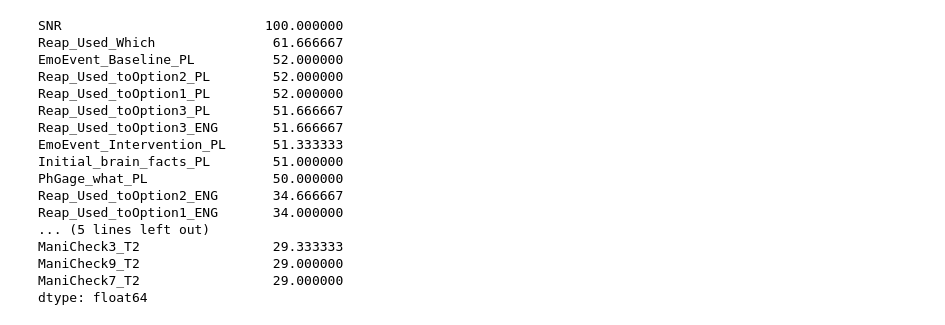
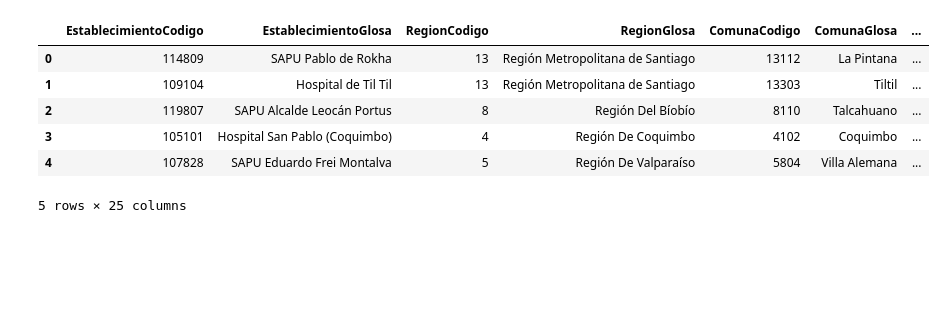
Before and after one commit to Foumluis/ProyectoSemestralInfe, a Jupyter notebook: proyecto.ipynb, the cells around one changed output. Cells and saved outputs as stored; diff of their text form; code cells hidden in the pictures; blank space fills up the shorter version.

```diff
--- a/proyecto.ipynb
+++ b/proyecto.ipynb
@@ -31,23 +8,11 @@ None
 # %%
-nulos = df.isnull().sum()
-porcentaje_nulos = (df.isnull().mean() * 100).sort_values(ascending=False)
 
-print(porcentaje_nulos.head(20))
+df.head()
 # %% [output]
+|  | EstablecimientoCodigo | EstablecimientoGlosa | RegionCodigo | RegionGlosa | ComunaCodigo | ComunaGlosa | ... |
+| 0 | 114809 | SAPU Pablo de Rokha | 13 | Región Metropolitana de Santiago | 13112 | La Pintana | ... |
+| 1 | 109104 | Hospital de Til Til | 13 | Región Metropolitana de Santiago | 13303 | Tiltil | ... |
+| 2 | 119807 | SAPU Alcalde Leocán Portus | 8 | Región Del Bíobío | 8110 | Talcahuano | ... |
+| 3 | 105101 | Hospital San Pablo (Coquimbo) | 4 | Región De Coquimbo | 4102 | Coquimbo | ... |
+| 4 | 107828 | SAPU Eduardo Frei Montalva | 5 | Región De Valparaíso | 5804 | Villa Alemana | ... |
-SNR                          100.000000
-Reap_Used_Which               61.666667
-EmoEvent_Baseline_PL          52.000000
-Reap_Used_toOption2_PL        52.000000
-Reap_Used_toOption1_PL        52.000000
-Reap_Used_toOption3_PL        51.666667
-Reap_Used_toOption3_ENG       51.666667
-EmoEvent_Intervention_PL      51.333333
-Initial_brain_facts_PL        51.000000
-PhGage_what_PL                50.000000
-Reap_Used_toOption2_ENG       34.666667
-Reap_Used_toOption1_ENG       34.000000
-... (5 lines left out)
-ManiCheck3_T2                 29.333333
-ManiCheck9_T2                 29.000000
-ManiCheck7_T2                 29.000000
-dtype: float64
+5 rows × 25 columns
```
Also changed, not shown: parts of 7 cells of this notebook, 1 other file.
